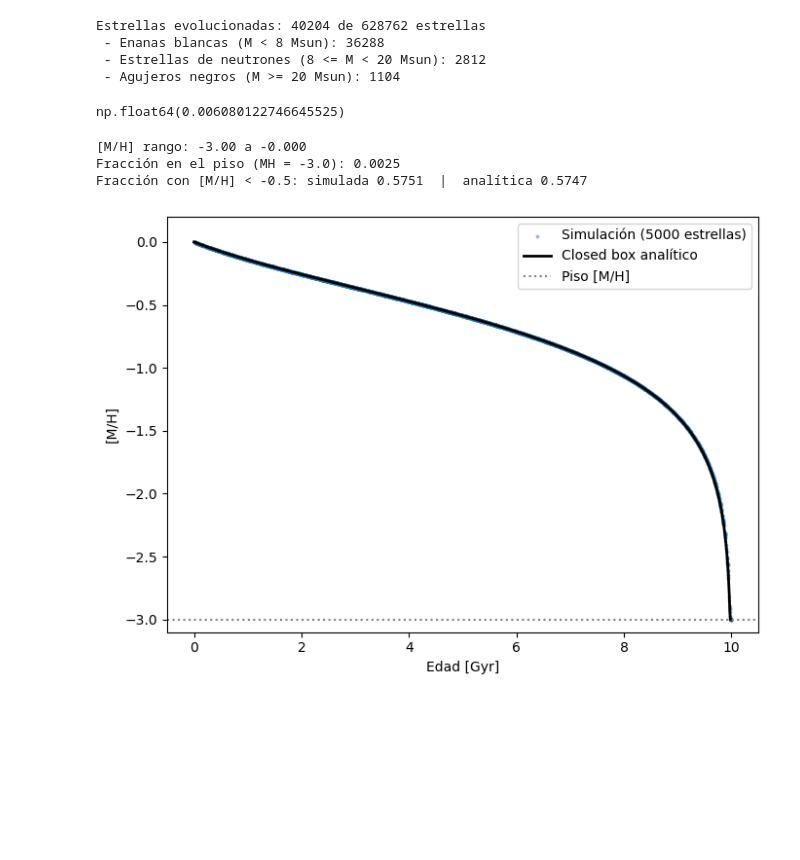
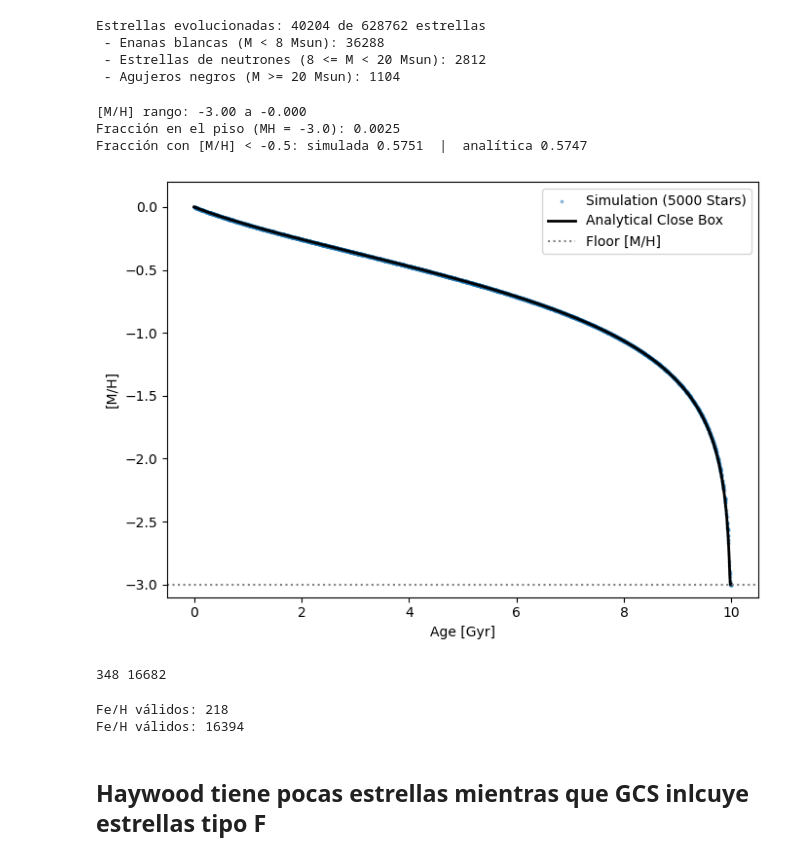
Before and after one commit to Jou-dab/Milky-Way-MC-, a Jupyter notebook: mcproyecto.ipynb, the cells around one changed output. Drawn from its saved outputs; the diff is of its cells as text; code cells hidden in the pictures; blank space fills up the shorter version.

```diff
--- a/mcproyecto.ipynb
+++ b/mcproyecto.ipynb
@@ -171,6 +175,11 @@ T_MW = 10.0        # Gyr, edad de la galaxia
 T_MS_SUN = 10.0    # Gyr, tiempo de vida en MS de una estrella de 1 Msun
 MS_EXP = -2.5      # t_MS ∝ M^-2.5
 M_H_BURN = 0.08    # Msun, bajo esto no hay fusión de H (enana marrón)
+
+Z_sun = 0.014      # Metalicidad Sol
+MU_F = 0.10        # Initial Gas fraction
+y_eff = Z_sun / np.log(1 / MU_F) #Effective yield
+MH_FLOOR = -3.0
 # %%
 def sample_birth_times(n, rng):
     """Tiempos de nacimiento [Gyr] con SFR constante: t_birth ~ U(0, T_MW)."""
@@ -228,13 +235,5 @@ Estrellas evolucionadas: 40204 de 628762 estrellas
  - Enanas blancas (M < 8 Msun): 36288
  - Estrellas de neutrones (8 <= M < 20 Msun): 2812
  - Agujeros negros (M >= 20 Msun): 1104
-# %%
-Z_sun = 0.014
-MU_F = 0.10
-y = Z_sun / np.log(1 / MU_F)
-MH_FLOOR = -3.0
-y
-# %% [output]
-np.float64(0.006080122746645525)
 # %%
 def gas_fraction(t):
@@ -272,21 +315,57 @@ Fracción con [M/H] < -0.5: simulada 0.5751  |  analítica 0.5747
 # %%
 # Submuestra para que el scatter sea legible (las estrellas ya están en orden aleatorio)
 n_show = 5000
 idx = np.arange(n_show)
 
 # Curva analítica
 t_grid = np.linspace(1e-4, T_MW, 1000)          # t_birth
 MH_teo = Z_to_MH(closed_box(t_grid))
 
 fig, ax = plt.subplots(figsize=(7, 5))
-ax.scatter(t_age[idx], MH[idx], s=3, alpha=0.4, label=f"Simulación ({n_show} estrellas)")
-ax.plot(T_MW - t_grid, MH_teo, "k-", lw=2, label="Closed box analítico")
-ax.axhline(MH_FLOOR, ls=":", c="gray", label="Piso [M/H]")
-ax.set_xlabel("Edad [Gyr]")
+ax.scatter(t_age[idx], MH[idx], s=3, alpha=0.4, label=f"Simulation ({n_show} Stars)")
+ax.plot(T_MW - t_grid, MH_teo, "k-", lw=2, label="Analytical Close Box")
+ax.axhline(MH_FLOOR, ls=":", c="gray", label="Floor [M/H]")
+ax.set_xlabel("Age [Gyr]")
 ax.set_ylabel("[M/H]")
 ax.set_ylim(MH_FLOOR - 0.1, 0.2)
 ax.legend()
 fig.tight_layout()
+plt.savefig("figs/Age-Metallicity Closed Box")
 plt.show()
 # %% [output]
-[figure, old version]
+[figure, new version]
+# %%
+vizier_hay = Vizier(
+    columns=["HIP", "[Fe/H]", "ST"],
+    row_limit=-1
+)
+vizier_gcs = Vizier(
+    columns=["HIP", "[Fe/H]"],
+    row_limit=-1
+)
+
+hay = vizier_hay.get_catalogs("J/MNRAS/325/1365/table3")[0]
+gcs = vizier_gcs.get_catalogs("V/130/gcs3")[0]
+
+print(len(hay), len(gcs))
+# %% [output]
+348 16682
+# %%
+seleccion = np.array(hay["ST"].filled(""), dtype=str) == "*"
+
+hay_long = hay[seleccion]
+
+feh_hay = np.array(hay_long["[Fe/H]"].filled(np.nan), dtype=float)
+feh_hay = feh_hay[np.isfinite(feh_hay)]
+
+
+feh_gcs = np.array(gcs["[Fe/H]"].filled(np.nan), dtype=float)
+feh_gcs = feh_gcs[np.isfinite(feh_gcs)]
+
+print("Fe/H válidos:", len(feh_hay))
+print("Fe/H válidos:", len(feh_gcs))
+# %% [output]
+Fe/H válidos: 218
+Fe/H válidos: 16394
+# %% [markdown]
+## Haywood tiene pocas estrellas mientras que GCS inlcuye estrellas tipo F
```
Also changed, not shown: parts of 19 cells of this notebook, 5 other files.
